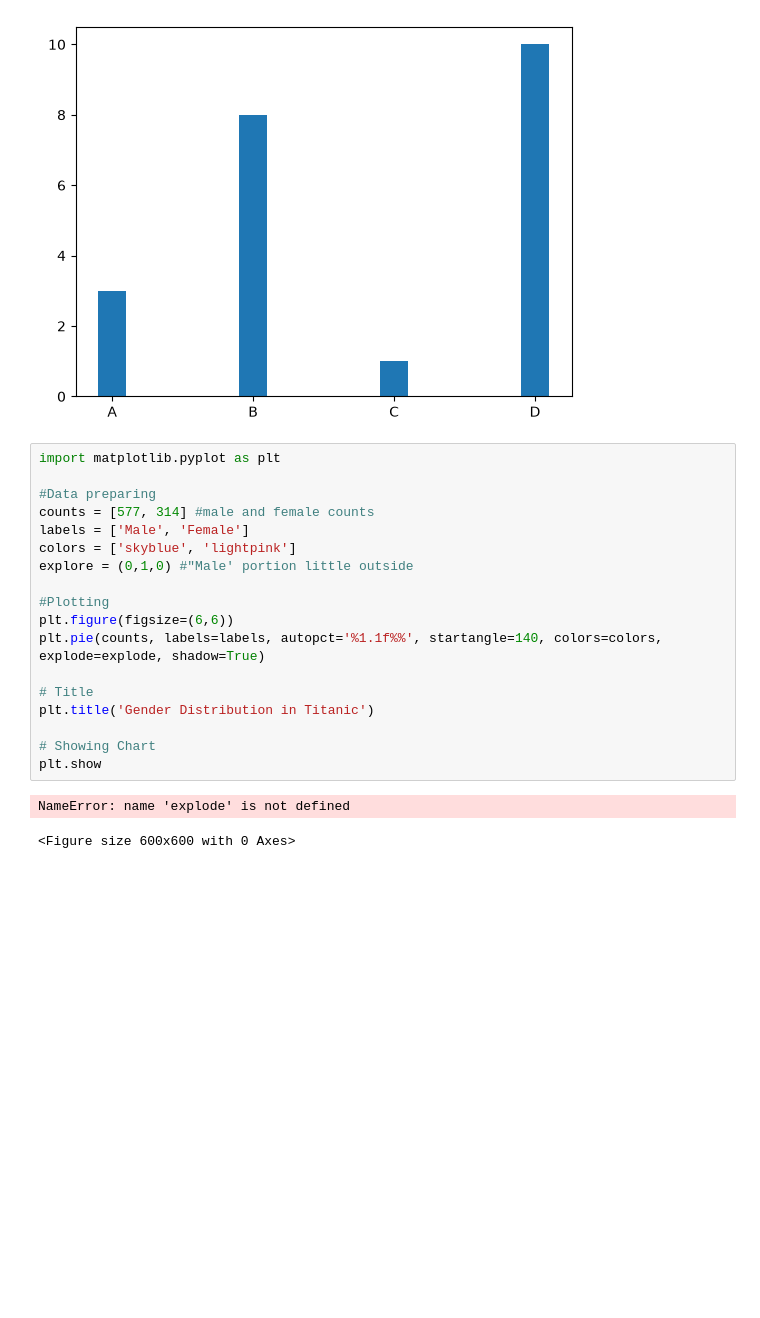
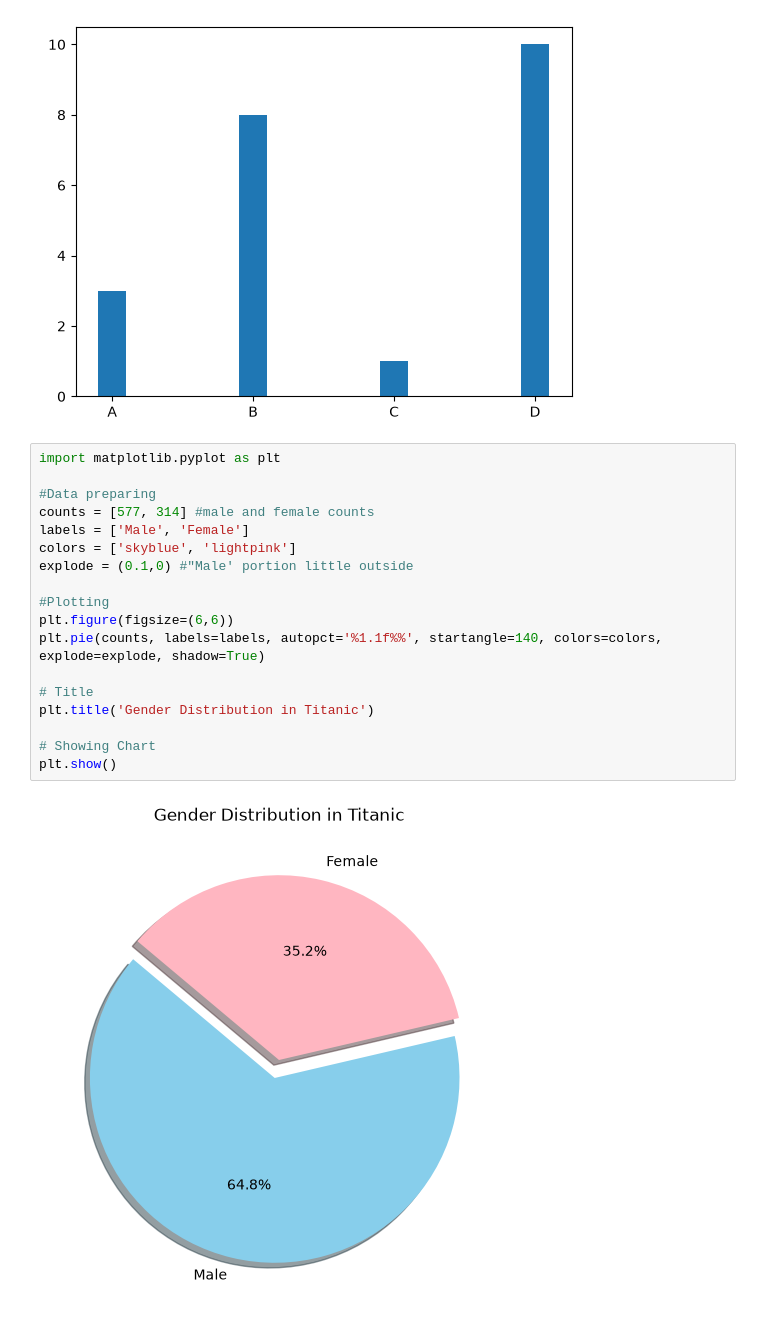
Before and after one commit to ays19/AI-with-Python, a Jupyter notebook: Matplotlib.ipynb, the cells around one changed output. Saved outputs shown, nothing was run; the diff lists cells and outputs as text; blank space fills up the shorter version.

Commit message:
Fix pie chart: rename explore to explode, correct tuple, and call plt.show()

```diff
--- a/Matplotlib.ipynb
+++ b/Matplotlib.ipynb
@@ -94,21 +94,20 @@ plt.show()
 # %%
 import matplotlib.pyplot as plt
 
 #Data preparing
 counts = [577, 314] #male and female counts
 labels = ['Male', 'Female']
 colors = ['skyblue', 'lightpink']
-explore = (0,1,0) #"Male' portion little outside
+explode = (0.1,0) #"Male' portion little outside
 
 #Plotting
 plt.figure(figsize=(6,6))
 plt.pie(counts, labels=labels, autopct='%1.1f%%', startangle=140, colors=colors, explode=explode, shadow=True)
 
 # Title
 plt.title('Gender Distribution in Titanic')
 
 # Showing Chart
-plt.show
+plt.show()
 # %% [output]
-NameError: name 'explode' is not defined
-<Figure size 600x600 with 0 Axes>
+[figure, added]
```
